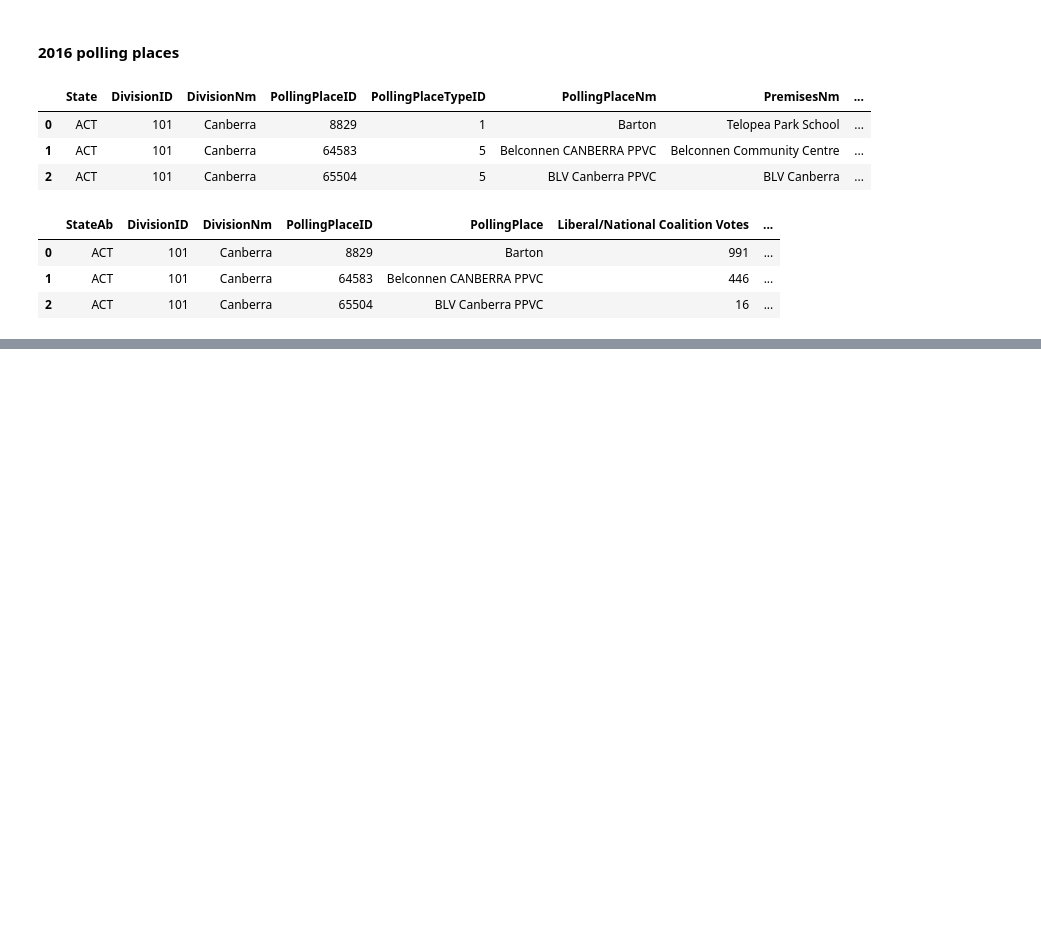
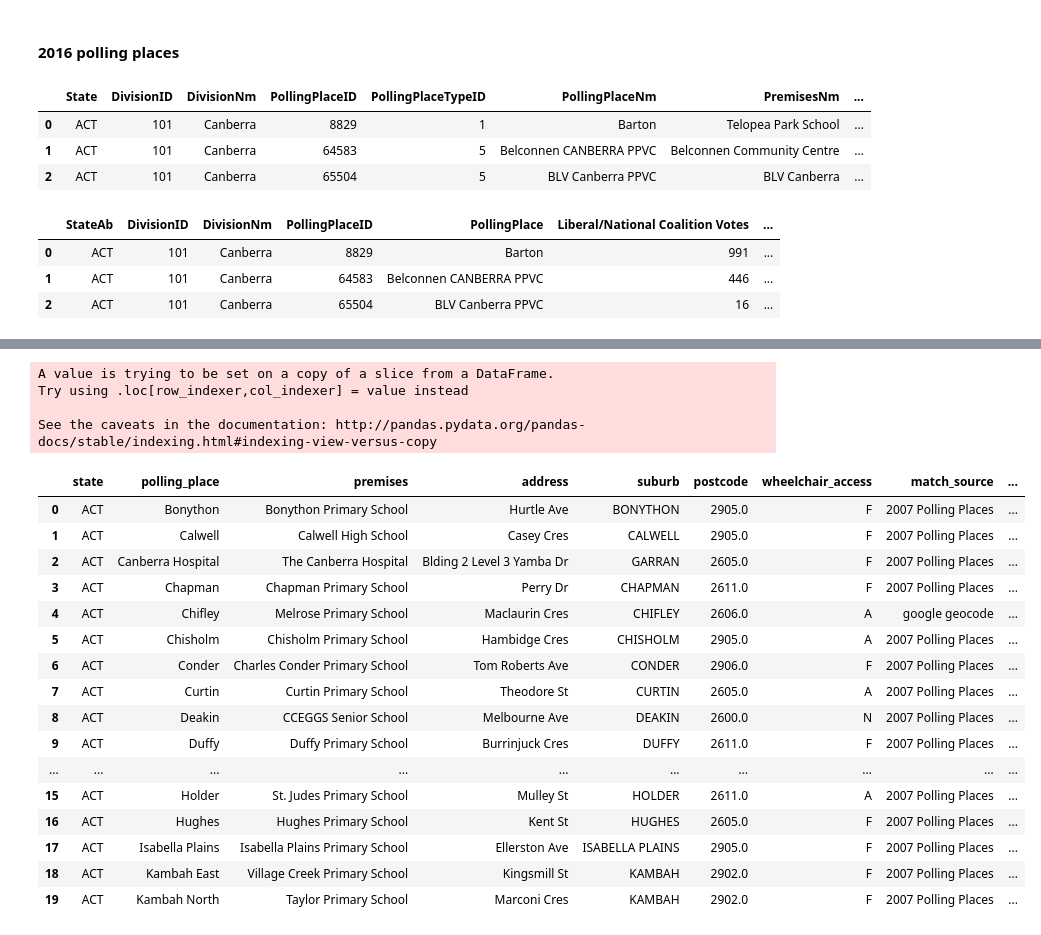
Before and after one commit to jaketclarke/australian_referenda, a Jupyter notebook: republic_referendum_analytics.ipynb, the cells around one changed output, grey strips where cells are left out. Drawn from its saved outputs; the diff is of its cells as text; code cells hidden in the pictures; blank space fills up the shorter version.

```diff
--- a/republic_referendum_analytics.ipynb
+++ b/republic_referendum_analytics.ipynb
@@ -372,0 +415,40 @@ df_pp_2016_geom.head(3)
+# %%
+import geopandas as gpd
+from shapely.geometry import Point
+from shapely.ops import nearest_points
+
+# makes geometry points for each pp
+pts = df_pp_2016_geom.geometry.unary_union
+# displa/y(ps)
+
+# for a given point return nearest poling place
+def near(point, polling_places=pts):
+    nearest = df_pp_2016_geom.geometry == nearest_points(point,polling_places)[1]
+    return df_pp_2016_geom[nearest].index.get_values()[0]
+
+df_pp_geom = df_pp_geom.head(20)
+df_pp_geom['Nearest'] = df_pp_geom.apply(lambda row: near(row.geometry), axis=1)
+
+display(df_pp_geom)
+# %% [output]
+A value is trying to be set on a copy of a slice from a DataFrame.
+Try using .loc[row_indexer,col_indexer] = value instead
+
+See the caveats in the documentation: http://pandas.pydata.org/pandas-docs/stable/indexing.html#indexing-view-versus-copy
+|  | state | polling_place | premises | address | suburb | postcode | wheelchair_access | match_source | ... |
+| 0 | ACT | Bonython | Bonython Primary School | Hurtle Ave | BONYTHON | 2905.0 | F | 2007 Polling Places | ... |
+| 1 | ACT | Calwell | Calwell High School | Casey Cres | CALWELL | 2905.0 | F | 2007 Polling Places | ... |
+| 2 | ACT | Canberra Hospital | The Canberra Hospital | Blding 2 Level 3 Yamba Dr | GARRAN | 2605.0 | F | 2007 Polling Places | ... |
+| 3 | ACT | Chapman | Chapman Primary School | Perry Dr | CHAPMAN | 2611.0 | F | 2007 Polling Places | ... |
+| 4 | ACT | Chifley | Melrose Primary School | Maclaurin Cres | CHIFLEY | 2606.0 | A | google geocode | ... |
+| 5 | ACT | Chisholm | Chisholm Primary School | Hambidge Cres | CHISHOLM | 2905.0 | A | 2007 Polling Places | ... |
+| 6 | ACT | Conder | Charles Conder Primary School | Tom Roberts Ave | CONDER | 2906.0 | F | 2007 Polling Places | ... |
+| 7 | ACT | Curtin | Curtin Primary School | Theodore St | CURTIN | 2605.0 | A | 2007 Polling Places | ... |
+| 8 | ACT | Deakin | CCEGGS Senior School | Melbourne Ave | DEAKIN | 2600.0 | N | 2007 Polling Places | ... |
+| 9 | ACT | Duffy | Duffy Primary School | Burrinjuck Cres | DUFFY | 2611.0 | F | 2007 Polling Places | ... |
+| ... | ... | ... | ... | ... | ... | ... | ... | ... | ... |
+| 15 | ACT | Holder | St. Judes Primary School | Mulley St | HOLDER | 2611.0 | A | 2007 Polling Places | ... |
+| 16 | ACT | Hughes | Hughes Primary School | Kent St | HUGHES | 2605.0 | F | 2007 Polling Places | ... |
+| 17 | ACT | Isabella Plains | Isabella Plains Primary School | Ellerston Ave | ISABELLA PLAINS | 2905.0 | F | 2007 Polling Places | ... |
+| 18 | ACT | Kambah East | Village Creek Primary School | Kingsmill St | KAMBAH | 2902.0 | F | 2007 Polling Places | ... |
+| 19 | ACT | Kambah North | Taylor Primary School | Marconi Cres | KAMBAH | 2902.0 | F | 2007 Polling Places | ... |
```
Also changed, not shown: parts of 9 cells of this notebook.
